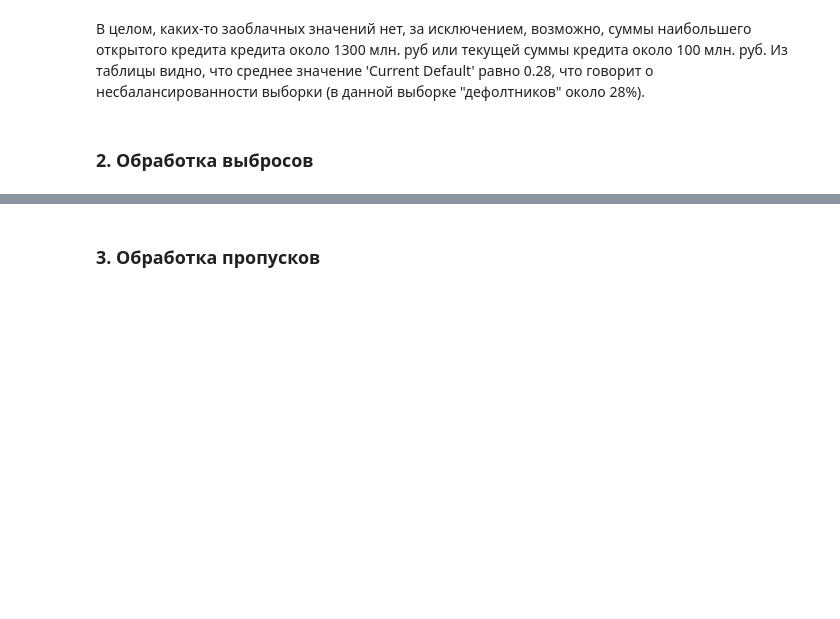
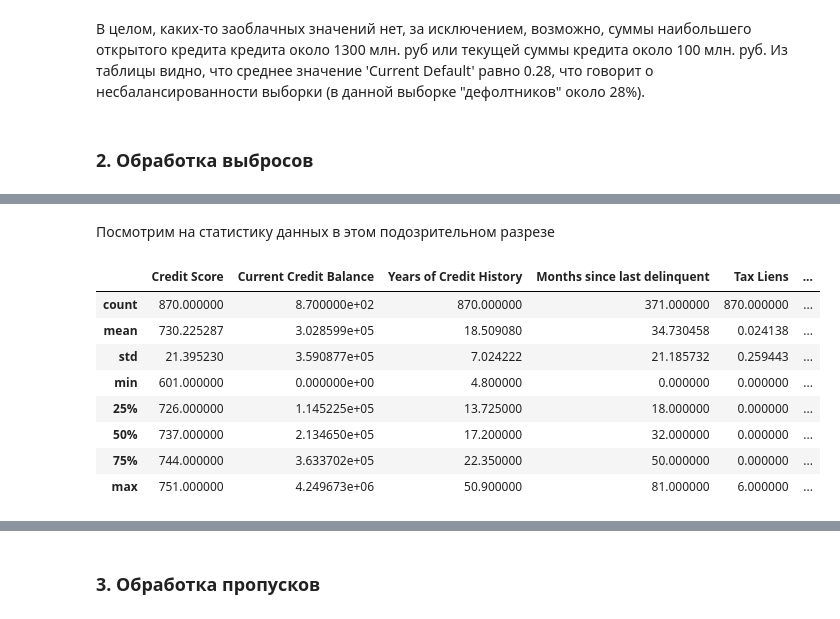
Before and after one commit to nawww83/pyton_ds, a Jupyter notebook: Novikov_solution.ipynb, the cells around one changed output, grey strips where cells are left out. Drawn from its saved outputs; the diff is of its cells as text; code cells hidden in the pictures; blank space fills up the shorter version.

```diff
--- a/Novikov_solution.ipynb
+++ b/Novikov_solution.ipynb
@@ -118,0 +129,14 @@ ax = sns.boxplot(y = df_train['Current Loan Amount'])
+# %% [markdown]
+Посмотрим на статистику данных в этом подозрительном разрезе
+# %%
+df_train[df_train[col_name] == val][set(df_train.columns) - {col_name}].describe()
+# %% [output]
+|  | Credit Score | Current Credit Balance | Years of Credit History | Months since last delinquent | Tax Liens | ... |
+| count | 870.000000 | 8.700000e+02 | 870.000000 | 371.000000 | 870.000000 | ... |
+| mean | 730.225287 | 3.028599e+05 | 18.509080 | 34.730458 | 0.024138 | ... |
+| std | 21.395230 | 3.590877e+05 | 7.024222 | 21.185732 | 0.259443 | ... |
+| min | 601.000000 | 0.000000e+00 | 4.800000 | 0.000000 | 0.000000 | ... |
+| 25% | 726.000000 | 1.145225e+05 | 13.725000 | 18.000000 | 0.000000 | ... |
+| 50% | 737.000000 | 2.134650e+05 | 17.200000 | 32.000000 | 0.000000 | ... |
+| 75% | 744.000000 | 3.633702e+05 | 22.350000 | 50.000000 | 0.000000 | ... |
+| max | 751.000000 | 4.249673e+06 | 50.900000 | 81.000000 | 6.000000 | ... |
```
Also changed, not shown: parts of 31 cells of this notebook.
